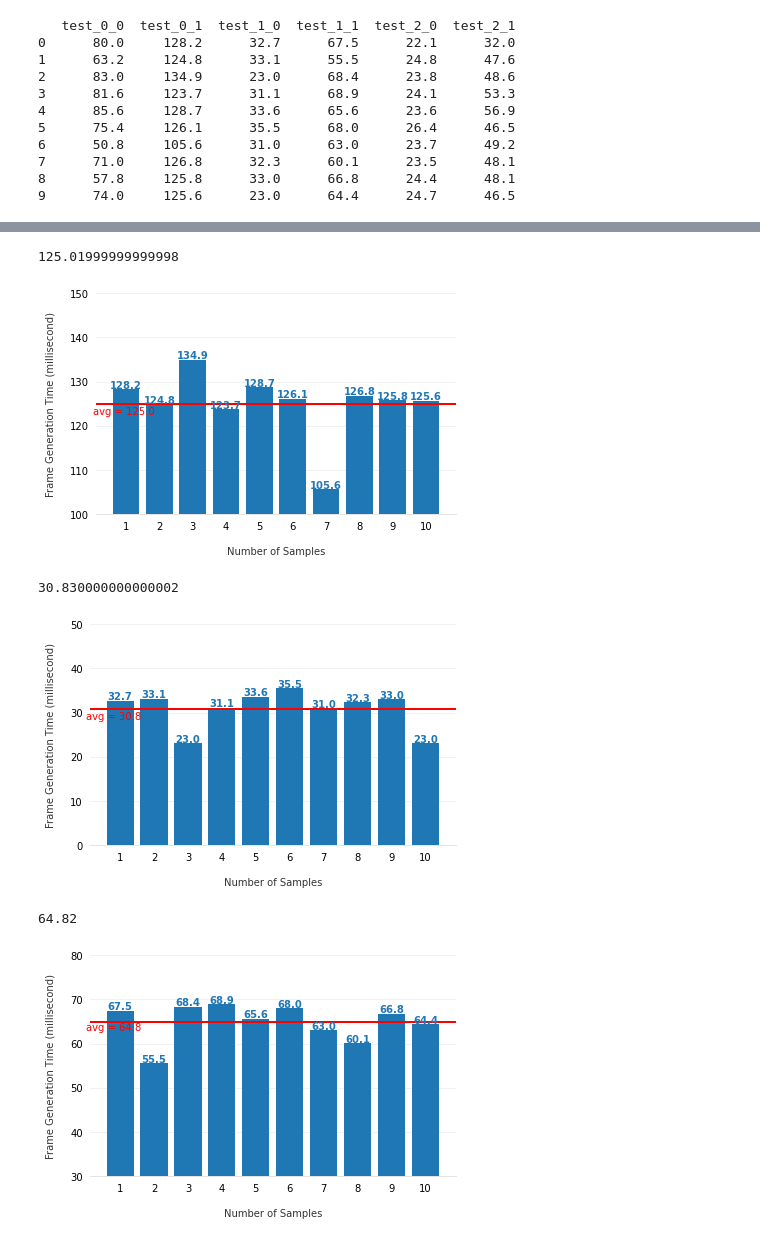
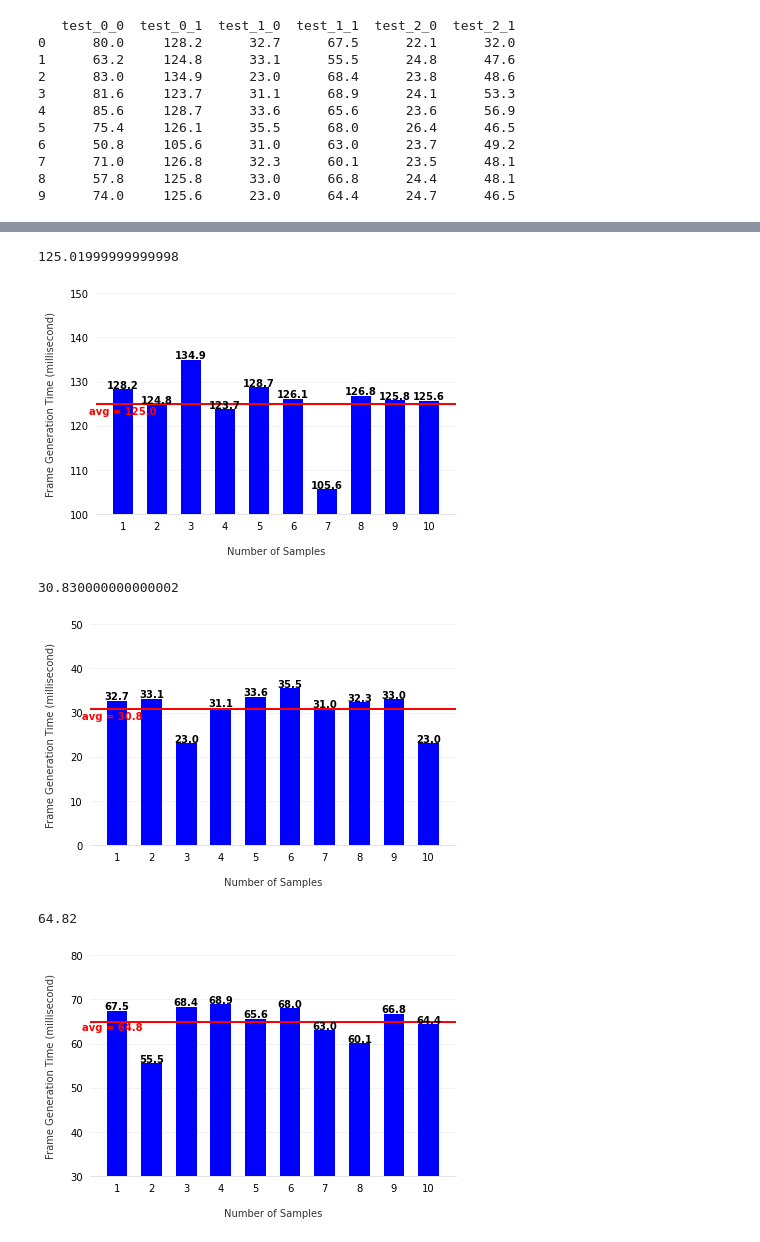
Before and after one commit to ttvs-blockchain/data-analytics, a Jupyter notebook: qr_code_gen.ipynb, the cells around one changed output, grey strips where cells are left out. Cells and saved outputs as stored; diff of their text form; code cells hidden in the pictures.

```diff
--- a/qr_code_gen.ipynb
+++ b/qr_code_gen.ipynb
@@ -41,10 +41,12 @@ fig, ax = plt.subplots()
 bars = ax.bar(
     x=np.arange(personal_huawei_p8.size),
     height=personal_huawei_p8,
-    tick_label=personal_huawei_p8.index+1
+    tick_label=personal_huawei_p8.index+1,
+    color='blue',
+    width=0.6
 )
 ax.axhline(personal_huawei_p8.mean(), color='red', linewidth=2)
-ax.text(-1, 73, "avg = 72.2", color='red')
+ax.text(-1, 73, "avg = 72.2", color='red', weight='bold')
 print(personal_huawei_p8.mean())
 
 
@@ -71,7 +73,7 @@ for bar in bars:
         bar.get_height() + 0.3,
         round(bar.get_height(), 1),
         horizontalalignment='center',
-        color=bar_color,
+        color='black',
         weight='bold'
     )
 
@@ -93,10 +98,12 @@ fig, ax = plt.subplots()
 bars = ax.bar(
     x=np.arange(certificate_huawei_p8.size),
     height=certificate_huawei_p8,
-    tick_label=certificate_huawei_p8.index+1
+    tick_label=certificate_huawei_p8.index+1,
+    color='blue',
+    width=0.6
 )
 ax.axhline(certificate_huawei_p8.mean(), color='red', linewidth=2)
-ax.text(-1, 122.5, "avg = 125.0", color='red')
+ax.text(-1, 122.5, "avg = 125.0", color='red', weight='bold')
 print(certificate_huawei_p8.mean())
 
 
@@ -123,7 +130,7 @@ for bar in bars:
         bar.get_height() + 0.3,
         round(bar.get_height(), 1),
         horizontalalignment='center',
-        color=bar_color,
+        color='black',
         weight='bold'
     )
 
@@ -137,4 +144,4 @@ ax.set_ylabel('Frame Generation Time (millisecond)', labelpad=15, color='#333333
 fig.tight_layout()
 # %% [output]
 125.01999999999998
-[figure, old version]
+[figure, new version]
@@ -145,10 +155,12 @@ fig, ax = plt.subplots()
 bars = ax.bar(
     x=np.arange(personal_iphone8.size),
     height=personal_iphone8,
-    tick_label=personal_iphone8.index+1
+    tick_label=personal_iphone8.index+1,
+    color='blue',
+    width=0.6
 )
 ax.axhline(personal_iphone8.mean(), color='red', linewidth=2)
-ax.text(-1, 28.5, "avg = 30.8", color='red')
+ax.text(-1, 28.5, "avg = 30.8", color='red', weight='bold')
 print(personal_iphone8.mean())
 
 
@@ -175,7 +187,7 @@ for bar in bars:
         bar.get_height() + 0.3,
         round(bar.get_height(), 1),
         horizontalalignment='center',
-        color=bar_color,
+        color='black',
         weight='bold'
     )
 
@@ -189,4 +201,4 @@ ax.set_ylabel('Frame Generation Time (millisecond)', labelpad=15, color='#333333
 fig.tight_layout()
 # %% [output]
 30.830000000000002
-[figure, old version]
+[figure, new version]
@@ -197,10 +212,12 @@ fig, ax = plt.subplots()
 bars = ax.bar(
     x=np.arange(certificate_iphone8.size),
     height=certificate_iphone8,
-    tick_label=certificate_iphone8.index+1
+    tick_label=certificate_iphone8.index+1,
+    color='blue',
+    width=0.6
 )
 ax.axhline(certificate_iphone8.mean(), color='red', linewidth=2)
-ax.text(-1, 63, "avg = 64.8", color='red')
+ax.text(-1, 63, "avg = 64.8", color='red', weight='bold')
 print(certificate_iphone8.mean())
 
 
@@ -213,32 +230,32 @@ ax.tick_params(bottom=False, left=False)
 ax.set_axisbelow(True)
 ax.yaxis.grid(True, color='#EEEEEE')
 ax.xaxis.grid(False)
 
 # Grab the color of the bars so we can make the
 # text the same color.
 bar_color = bars[0].get_facecolor()
 
 # Add text annotations to the top of the bars.
 # Note, you'll have to adjust this slightly (the 0.3)
 # with different data.
 for bar in bars:
     ax.text(
         bar.get_x() + bar.get_width() / 2,
         bar.get_height() + 0.3,
         round(bar.get_height(), 1),
         horizontalalignment='center',
-        color=bar_color,
+        color='black',
         weight='bold'
     )
 
 # set axis range
 ax.set_ylim(30, 80)
 
 # Add labels
 ax.set_xlabel('Number of Samples', labelpad=15, color='#333333')
 ax.set_ylabel('Frame Generation Time (millisecond)', labelpad=15, color='#333333')
 
 fig.tight_layout()
 # %% [output]
 64.82
-[figure, old version]
+[figure, new version]
```
Also changed, not shown: parts of 9 cells of this notebook, 6 other files.
